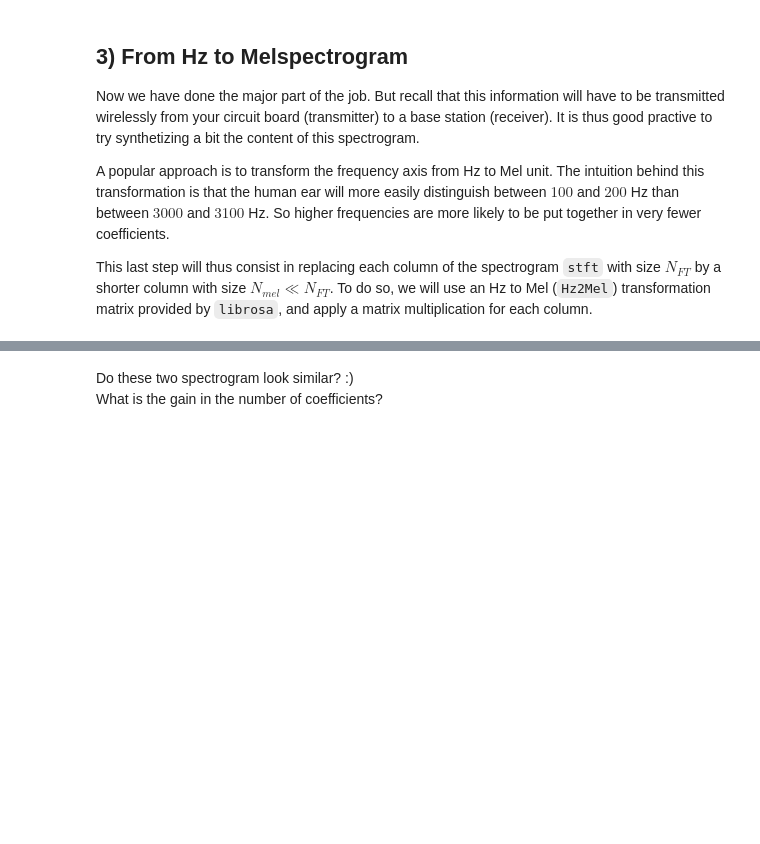
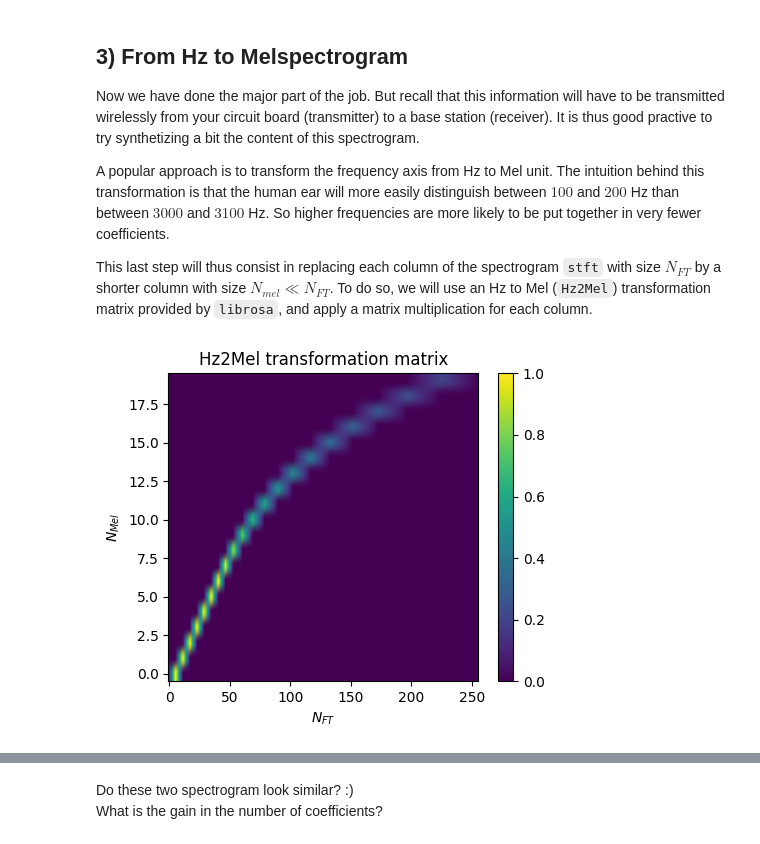
Before and after one commit to praticalmango/LELEC210X-groupef, a Jupyter notebook: classification/h1_feature_vectors.ipynb, the cells around one changed output, grey strips where cells are left out. Saved outputs shown, nothing was run; the diff lists cells and outputs as text; code cells hidden in the pictures; blank space fills up the shorter version.

```diff
--- a/classification/h1_feature_vectors.ipynb
+++ b/classification/h1_feature_vectors.ipynb
@@ -238,22 +282,24 @@ This last step will thus consist in replacing each column of the spectrogram ``s
 # %%
 Nmel = 20
 
 "Obtain the Hz2Mel transformation matrix"
 mels = librosa.filters.mel(sr=fs_down, n_fft=Nft, n_mels=Nmel)
 mels = mels[:, :-1]
 
 ### TO COMPLETE
 ### Normalize the mels matrix such that its maximum value is one.
-mels = mels
+mels = mels / np.max(mels)  # Normalization of the mel matrix
 
 "Plot"
 plt.figure(figsize=(5, 4))
 plt.imshow(mels, aspect="auto", origin="lower")
 plt.colorbar()
 plt.title("Hz2Mel transformation matrix")
 plt.xlabel("$N_{FT}$")
 plt.ylabel("$N_{Mel}$")
 plt.show()
+# %% [output]
+[figure, added]
 # %%
 "Melspectrogram computation"
 ### TO COMPLETE
```
Also changed, not shown: parts of 11 cells of this notebook.
